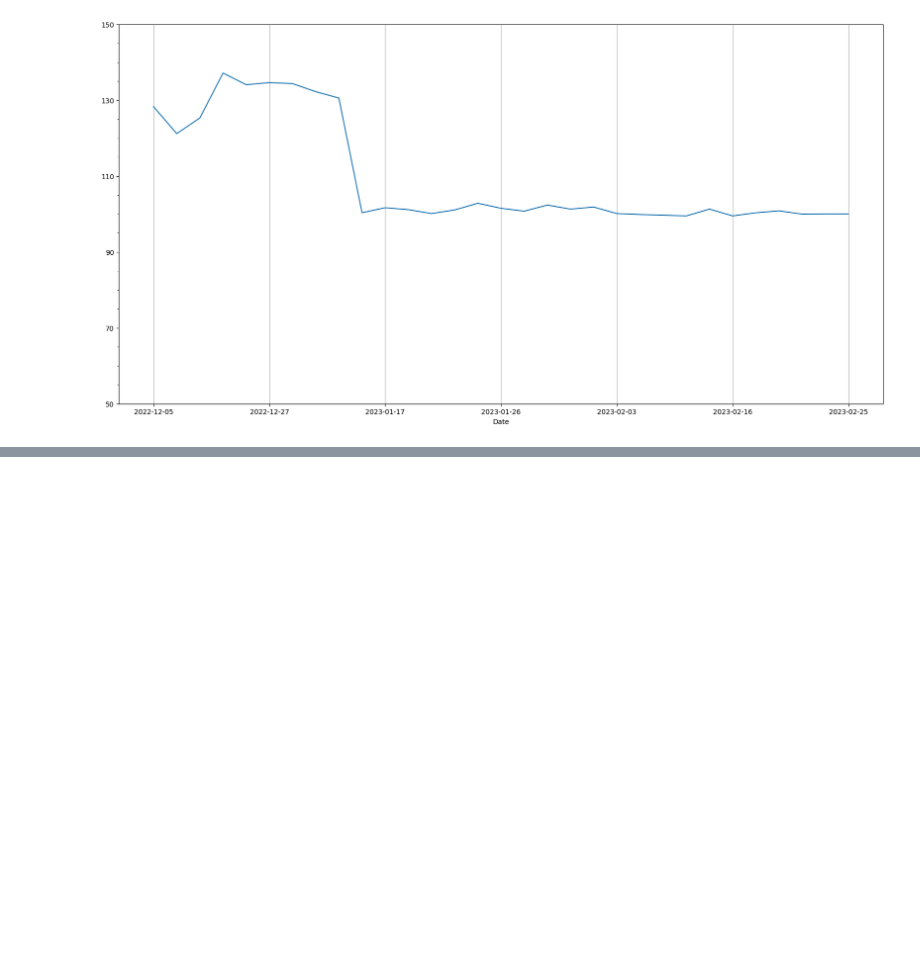
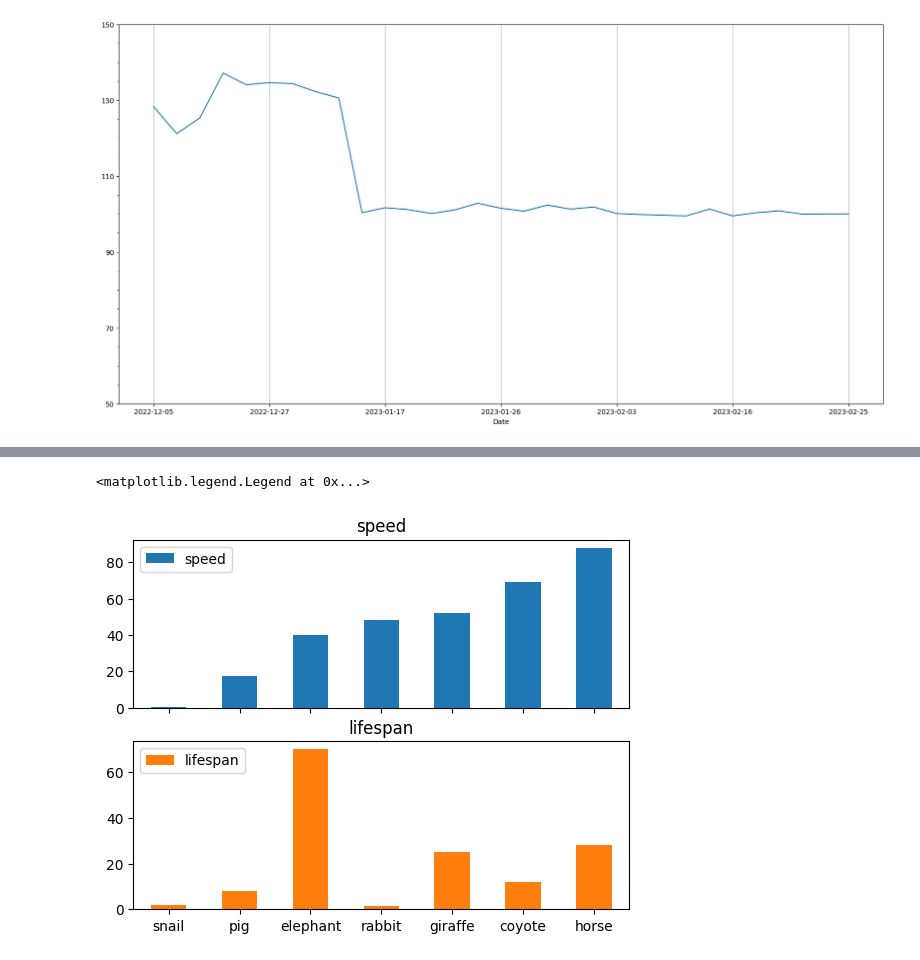
Before and after one commit to tcfh2016/knowledge-map, a Jupyter notebook: Techs/data-science/pandas/plot/dataframe_plot.ipynb, the cells around one changed output, grey strips where cells are left out. Saved outputs shown, nothing was run; the diff lists cells and outputs as text; code cells hidden in the pictures; blank space fills up the shorter version.

```diff
--- a/Techs/data-science/pandas/plot/dataframe_plot.ipynb
+++ b/Techs/data-science/pandas/plot/dataframe_plot.ipynb
@@ -39,0 +69,6 @@ fig.savefig('ex_plot.png')
+# %%
+axes = df.plot.bar(rot=0, subplots=True)
+axes[1].legend(loc=2)
+# %% [output]
+<matplotlib.legend.Legend at 0x...>
+[figure, added]
```
Also changed, not shown: parts of 4 cells of this notebook, 11 other files.
